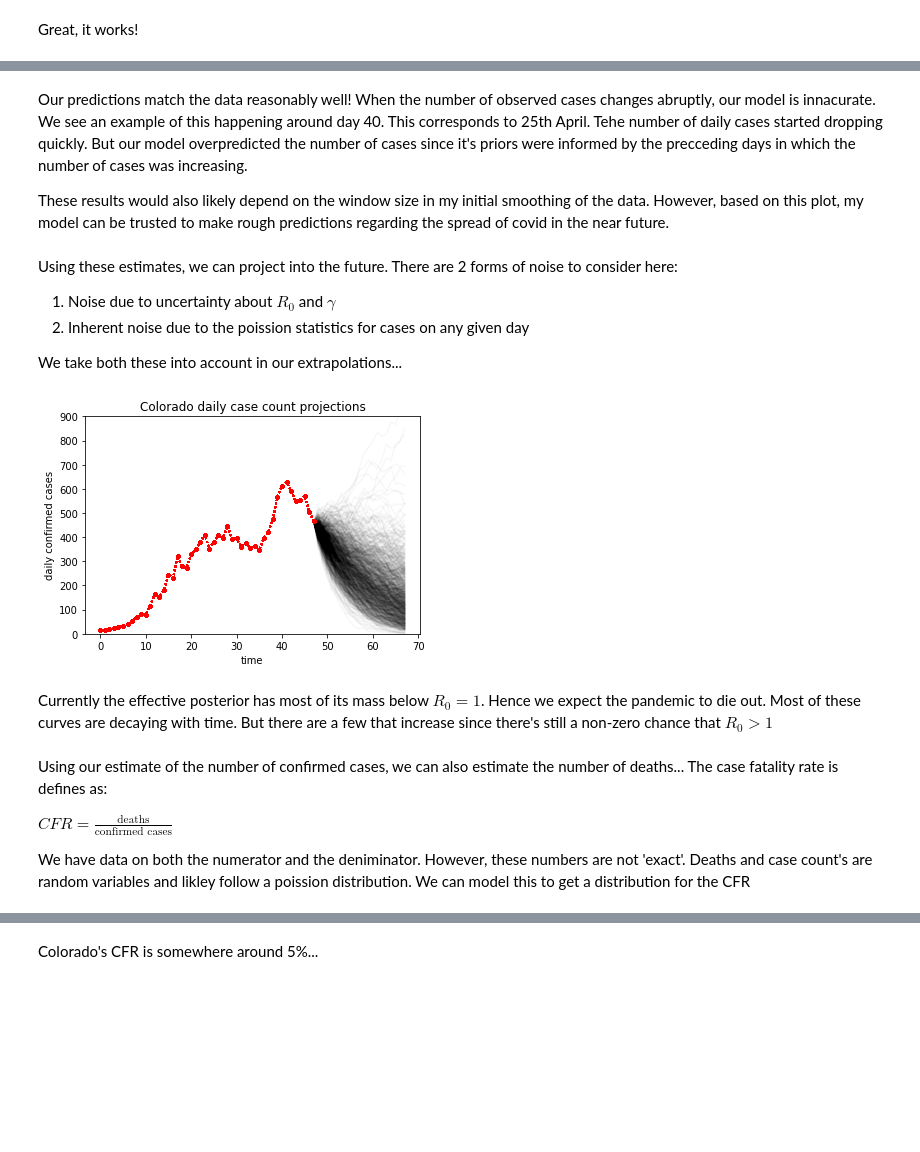
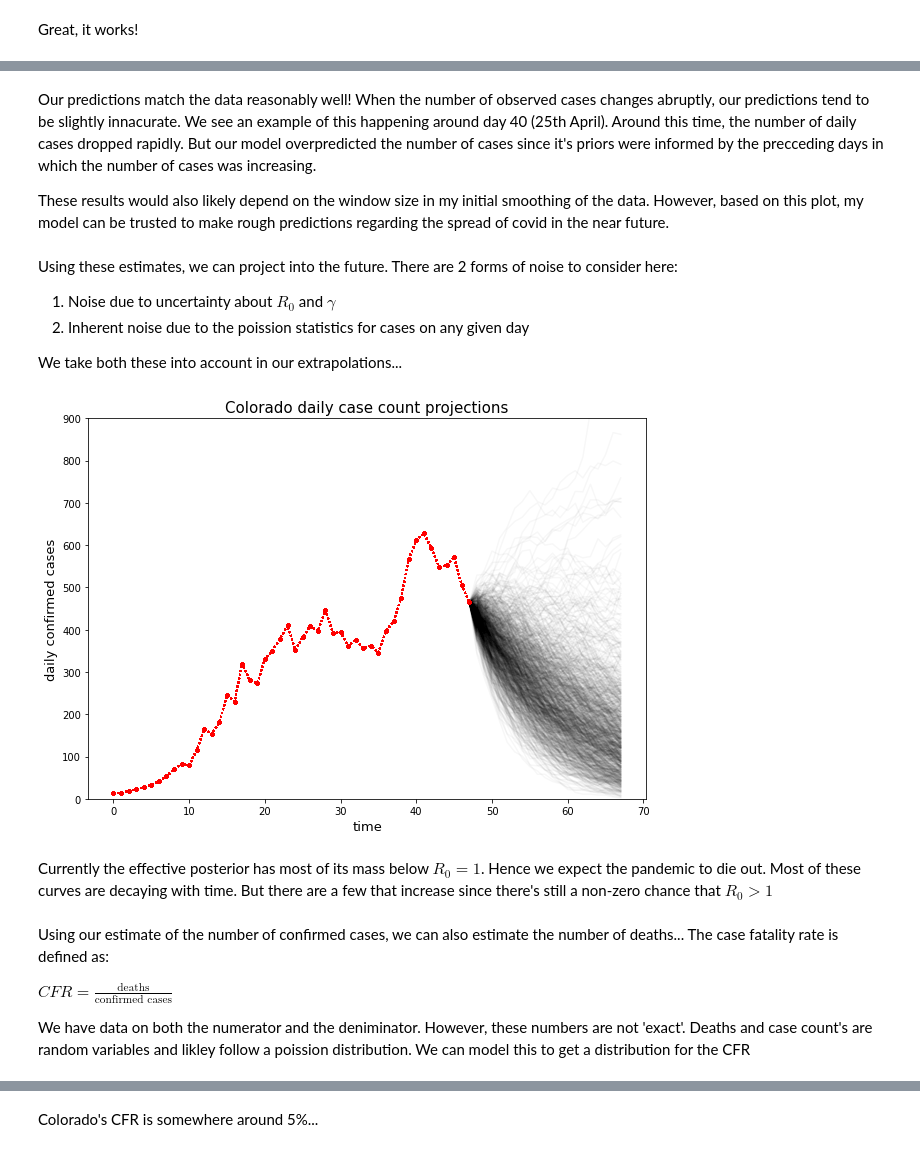
Before and after one commit to neerajkulk/corona, a Jupyter notebook: realtime_r0.ipynb, the cells around one changed output, grey strips where cells are left out. Cells and saved outputs as stored; diff of their text form; code cells hidden in the pictures; blank space fills up the shorter version.

```diff
--- a/realtime_r0.ipynb
+++ b/realtime_r0.ipynb
@@ -53,3 +51,6 @@ colorado = smooth_data('Colorado')
+# %%
+colorado = smooth_data('Colorado',window=7) # smoothened data with mean filter of 7 day
+raw = raw_data('Colorado') # raw daily case and death counts
 # %%
 plt.plot(np.diff(raw.confirmed.values)[9:], 'ro',markersize = 3,label = 'daily new cases')
 plt.plot(np.diff(raw.confirmed.values)[9:], 'r:')
@@ -266,7 +311,7 @@ For example if we want to predict the number of cases on the 10th day, we're onl
 # %%
 def predict_cases(day,ndraws = 100):
 
-    assert day >= 2, 'day <= 2'
+    assert day >= 2, 'day >= 2'
 
     yesterday_post = posteriors[day - 2]
     yesterday_cases = colorado.confirmed[day - 1]
@@ -289,19 +334,20 @@ for i in days:
     all_predicts.append(predict_cases(i))
 # %%
 # Now plot predictions:
+plt.figure(figsize=(10,7))
 for i in days:
     pred = all_predicts[i - 2]
-    plt.scatter(i,pred[0],color = 'black',s = 3)
+    plt.scatter(i,pred[0],color = 'black',s = 10)
     bars_hpd = np.abs((pred[1] - pred[0])[:,None])
     plt.errorbar(i,pred[0],bars_hpd,color = 'black')
     plt.scatter(i,colorado.confirmed.values[i],color = 'red',s = 10)
 
-plt.xlabel('time')
-plt.ylabel('daily confirmed cases')
+plt.xlabel('time',fontsize = 13)
+plt.ylabel('daily confirmed cases',fontsize = 13)
 plt.errorbar(i,0,0,color = 'black',label = ' 95% prediction interval')
 plt.scatter(2,colorado.confirmed.values[2],color = 'red',s = 10,label = 'daily confirmed cases')
 
-plt.legend()
-plt.title('Daily prediction based on previous days')
+plt.legend(bbox_to_anchor = (1.3,0.5),fontsize = 13)
+plt.title('Daily prediction based on previous days',fontsize = 15)
 plt.show()
 # %% [output]
@@ -309,5 +355,5 @@ plt.show()
 # %% [markdown]
-Our predictions match the data reasonably well! When the number of observed cases changes abruptly, our model is innacurate. We see an example of this happening around day 40. This corresponds to 25th April. Tehe number of daily cases started dropping quickly. But our model overpredicted the number of cases since it's priors were informed by the precceding days in which the number of cases was increasing.
+Our predictions match the data reasonably well! When the number of observed cases changes abruptly, our predictions tend to be slightly innacurate. We see an example of this happening around day 40 (25th April). Around this time, the number of daily cases dropped rapidly. But our model overpredicted the number of cases since it's priors were informed by the precceding days in which the number of cases was increasing.
 
 These results would also likely depend on the window size in my initial smoothing of the data. However, based on this plot, my model can be trusted to make rough predictions regarding the spread of covid in the near future.
 # %% [markdown]
@@ -334,22 +380,23 @@ def plot_projections(preds,**kwargs):
     future_time = np.arange(len(time) -1 ,len(time) + len(preds) -1)
     plt.plot(future_time,preds,**kwargs)
 # %%
+plt.figure(figsize=(10,7))
 for _ in range(1000):
     r0 = draw_r0(posteriors[-1])
     g = draw_gamma()
     plot_projections(extrapolate(r0,g),alpha = 0.03,color = 'black')
     plt.ylim(0,900)
-plt.ylabel('daily confirmed cases')
-plt.xlabel('time')
-plt.title('Colorado daily case count projections')
+plt.ylabel('daily confirmed cases',fontsize = 13)
+plt.xlabel('time',fontsize = 13)
+plt.title('Colorado daily case count projections',fontsize = 15)
 plt.show()
 # %% [output]
-[figure, old version]
+[figure, new version]
 # %% [markdown]
 Currently the effective posterior has most of its mass below $R_0 = 1$. Hence we expect the pandemic to die out. Most of these curves are decaying with time. But there are a few that increase since there's still a non-zero chance that $R_0 > 1$
 # %% [markdown]
 Using our estimate of the number of confirmed cases, we can also estimate the number of deaths...
-The case fatality rate is defines as:
+The case fatality rate is defined as:
 
 $CFR = \frac{\text{deaths}}{\text{confirmed cases}}$
 
```
Also changed, not shown: parts of 21 cells of this notebook.
